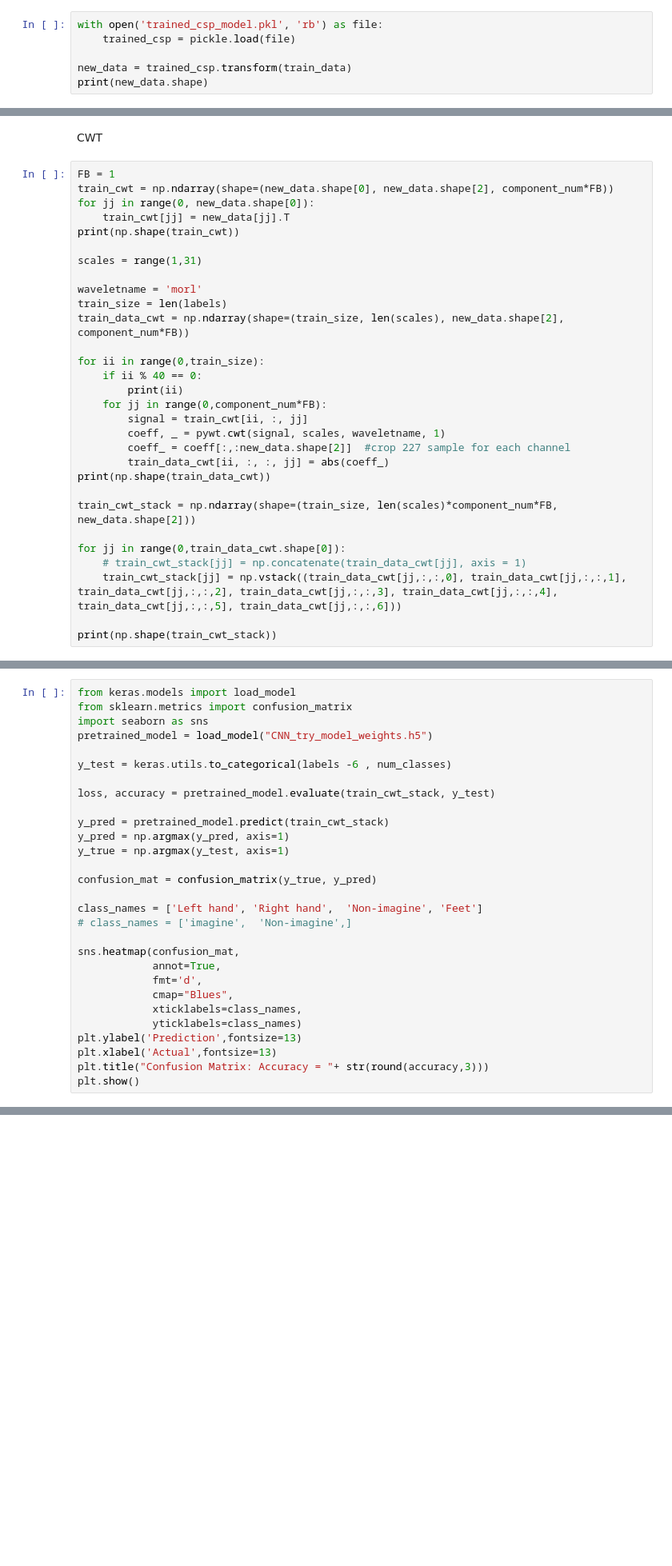
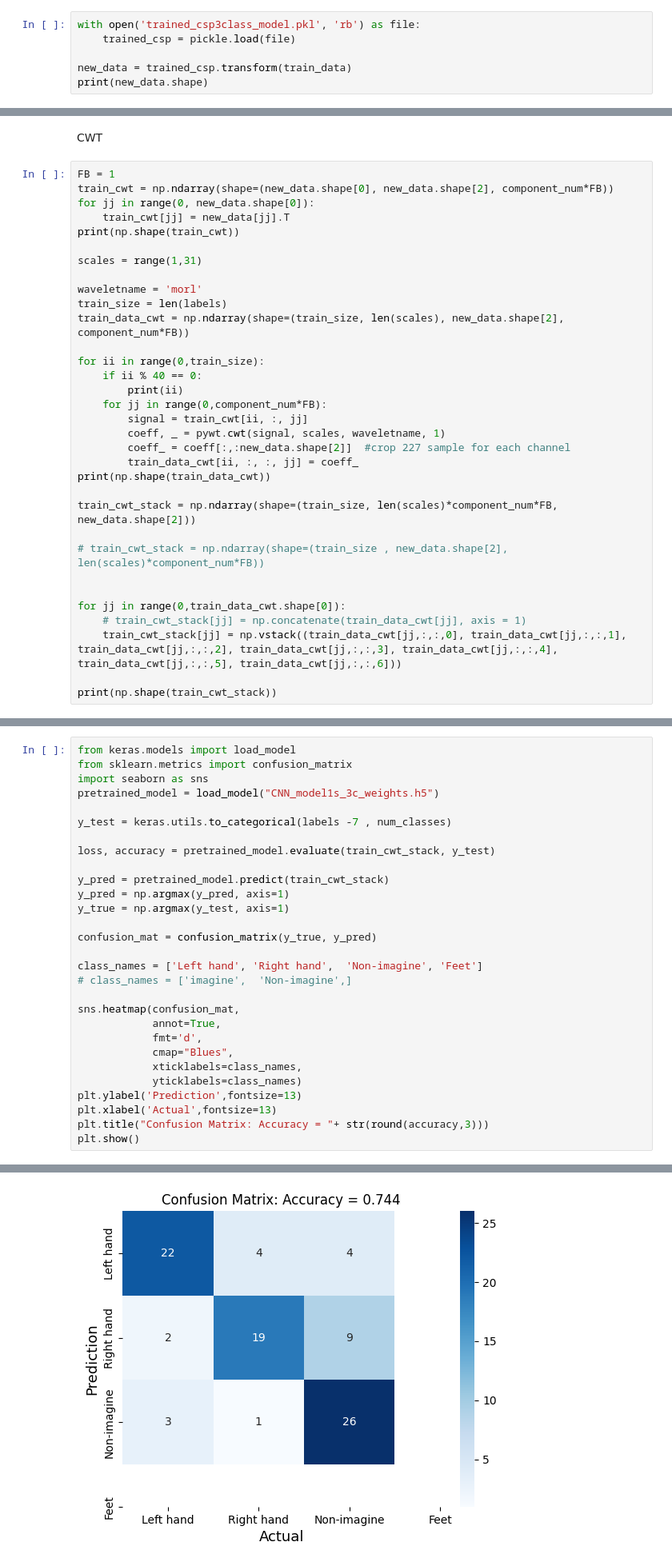
Before and after one commit to pipogood/Senior_Thesis, a Jupyter notebook: CWT_Unicorn.ipynb, the cells around one changed output, grey strips where cells are left out. Shown at 80% size. Cells and saved outputs as stored; diff of their text form; blank space fills up the shorter version.

```diff
--- a/CWT_Unicorn.ipynb
+++ b/CWT_Unicorn.ipynb
@@ -293,7 +288,7 @@ train csp
 # %% [markdown]
 load csp
 # %%
-with open('trained_csp_model.pkl', 'rb') as file:
+with open('trained_csp3class_model.pkl', 'rb') as file:
     trained_csp = pickle.load(file)
 
 new_data = trained_csp.transform(train_data)
@@ -438,10 +429,13 @@ for ii in range(0,train_size):
         signal = train_cwt[ii, :, jj]
         coeff, _ = pywt.cwt(signal, scales, waveletname, 1)
         coeff_ = coeff[:,:new_data.shape[2]]  #crop 227 sample for each channel
-        train_data_cwt[ii, :, :, jj] = abs(coeff_)
+        train_data_cwt[ii, :, :, jj] = coeff_
 print(np.shape(train_data_cwt))
 
 train_cwt_stack = np.ndarray(shape=(train_size, len(scales)*component_num*FB, new_data.shape[2]))
+
+# train_cwt_stack = np.ndarray(shape=(train_size , new_data.shape[2], len(scales)*component_num*FB))
+
 
 for jj in range(0,train_data_cwt.shape[0]):
     # train_cwt_stack[jj] = np.concatenate(train_data_cwt[jj], axis = 1)
@@ -568,9 +515,9 @@ TRY MODEL
 from keras.models import load_model
 from sklearn.metrics import confusion_matrix
 import seaborn as sns
-pretrained_model = load_model("CNN_try_model_weights.h5")
+pretrained_model = load_model("CNN_model1s_3c_weights.h5")
 
-y_test = keras.utils.to_categorical(labels -6 , num_classes)
+y_test = keras.utils.to_categorical(labels -7 , num_classes)
 
 loss, accuracy = pretrained_model.evaluate(train_cwt_stack, y_test)
 
@@ -601,2 +546,3 @@ ValueError: in user code:
+[figure, added]
 # %%
 # y_pred
```
Also changed, not shown: parts of 32 cells of this notebook, 23 other files.
